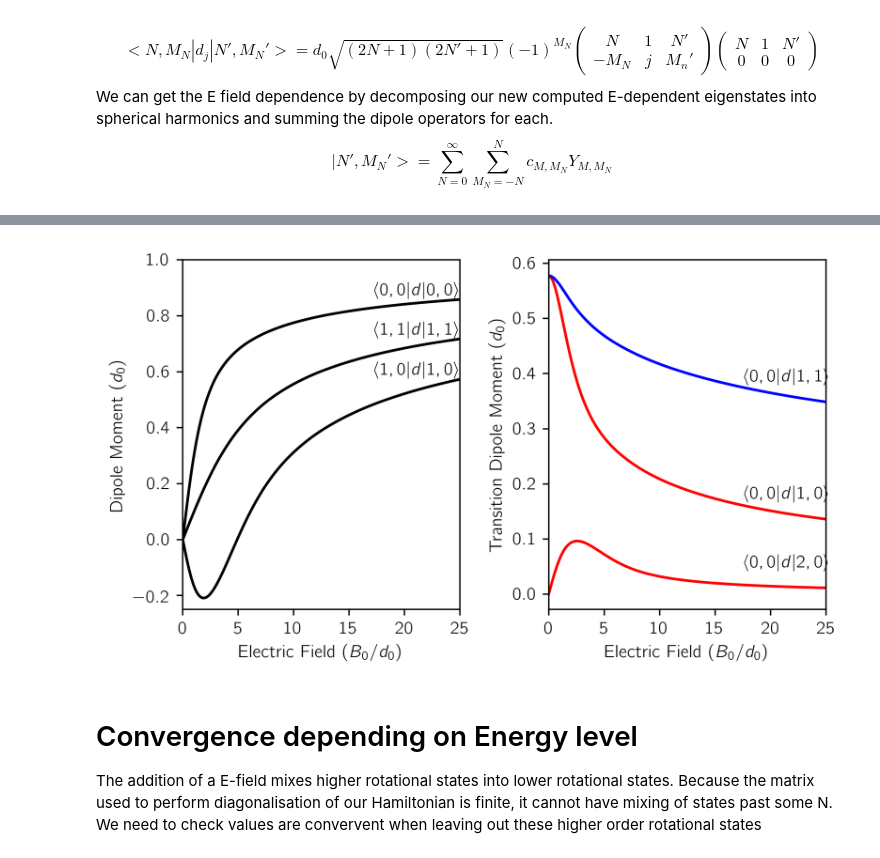
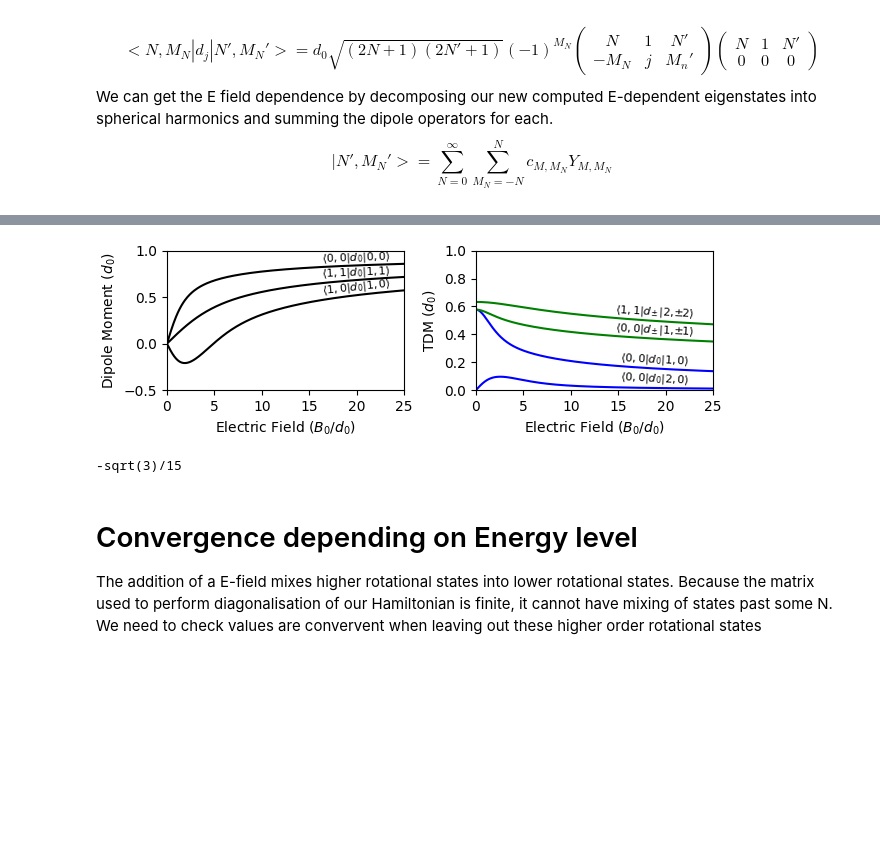
Before and after one commit to tomhepz/MolecularEnergyLevels, a Jupyter notebook: notebooks/raw-dc-stark.ipynb, the cells around one changed output, grey strips where cells are left out. Cells and saved outputs as stored; diff of their text form; code cells hidden in the pictures; blank space fills up the shorter version.

```diff
--- a/notebooks/raw-dc-stark.ipynb
+++ b/notebooks/raw-dc-stark.ipynb
@@ -14,14 +14,14 @@ import matplotlib.pyplot as plt
 from matplotlib.pyplot import cm
 import matplotlib.gridspec as gridspec
 from mpl_toolkits.mplot3d import Axes3D
-plt.rcParams["text.usetex"] = True
+# plt.rcParams["text.usetex"] = False
 plt.rcParams["figure.autolayout"] = True
-plt.rcParams['figure.figsize'] = (4, 3.5)
-plt.rcParams['figure.dpi'] = 200
+plt.rcParams['figure.figsize'] = (6.3, 2.5)
+# plt.rcParams['figure.dpi'] = 200
 
-plt.rc('text.latex', preamble=r'\usepackage[T1]{fontenc}\usepackage{cmbright}')
+# plt.rc('text.latex', preamble=r'\usepackage[T1]{fontenc}\usepackage{cmbright}')
 
-%matplotlib inline
+%matplotlib widget
 %config InlineBackend.figure_format = 'retina'
 # %% [markdown]
 # Define constants
@@ -385,5 +468,5 @@ print(dipole_operator)
 # %%
-fig, (ax_l,ax_r) = plt.subplots(1,2,figsize=(6,3.5),sharex=True)
+fig, (ax_l,ax_r) = plt.subplots(1,2,sharex=True,constrained_layout=True,figsize=(6.3,2))
 
 # Form dipole operator matrix
 """
@@ -412,42 +495,68 @@ mask = np.ones(STATE_COUNT,dtype=np.bool_)^np.eye(STATE_COUNT,dtype=np.bool_)
 
 moments_to_show = [(0,0,1,0),(0,0,1,1),(0,0,0,0),(1,1,1,1),(1,0,1,0),(0,0,2,0)]
 col = ['red','blue','black','black','black','red']
 i=0
 for N1,M1,N2,M2 in moments_to_show:
     ax.plot(E * (D_0 / B_0), dipole_moments[:,state_to_pos(N1,M1),state_to_pos(N2,M2)],color=col[i])
     i+=1
 
+placement = [(20,0.83,2),(20,0.49,6.3),(20,0.67,2.4),(20,0.10,12)]
+pi=0
 def plot_dm(N,M):
     dm = dipole_moments[:,state_to_pos(N,M),state_to_pos(N,M)]
     ax_l.plot(E * (D_0 / B_0), dm,color='k')
-    ax_l.text(E_MAX*10e4 * (D_0 / B_0),dm[E_STEPS-1],f'$\langle {N},{M}|d|{N},{M}\\rangle$',ha='right',va='bottom')
+    x,y,r = placement[pi]
+    ax_l.text(x,y,f'$\langle {N},{M}|d_0|{N},{M}\\rangle$',ha='center',va='bottom',rotation=r,size=8)
+
 
 plot_dm(0,0)
+pi+=1
 plot_dm(1,0)
+pi+=1
 plot_dm(1,1)
+# pi+=1
+# plot_dm(2,0)
 
-def plot_tdm(Na,Ma,Nb,Mb,c='k'):
+def plot_tdm(Na,Ma,Nb,Mb,c='k',sub='0'):
     tdm = dipole_moments[:,state_to_pos(Na,Ma),state_to_pos(Nb,Mb)]
     ax_r.plot(E * (D_0 / B_0), tdm,color=c)
-    ax_r.text(E_MAX*10e4*0.7 * (D_0 / B_0),tdm[E_STEPS-1]+0.03,f'$\langle {Na},{Ma}|d|{Nb},{Mb}\\rangle$',ha='left',va='bottom')
+    if Mb==0:
+        Mb_text = "0"
+    else:
+        Mb_text = fr"\!\!\pm\!\!{Mb}"
+    ax_r.text(E_MAX*10e4*0.75 * (D_0 / B_0),tdm[int(0.75*E_STEPS)],f'$\langle {Na},{Ma}|d_{{{sub}}}|{Nb},{Mb_text}\\rangle$',ha='center',va='bottom',rotation=-3,size=8)
 
-plot_tdm(0,0,1,0,'r')
-plot_tdm(0,0,1,1,'b')
-plot_tdm(0,0,2,0,'r')
+plot_tdm(0,0,1,0,'b')
+plot_tdm(0,0,1,1,'g',sub=r'\!\pm')
+# plot_tdm(0,0,2,0,'r')
+plot_tdm(0,0,2,0,'b')
+plot_tdm(1,1,2,2,'g',sub=r'\!\pm')
 
 ax_l.set_xlabel("Electric Field $(B_0/d_0)$")
 ax_r.set_xlabel("Electric Field $(B_0/d_0)$")
 
 ax_l.set_ylabel("Dipole Moment ($d_0$)")
-ax_r.set_ylabel("Transition Dipole Moment ($d_0$)")
+ax_r.set_ylabel("TDM ($d_0$)")
 
 ax_l.set_xlim(0, 25)
 
-ax_l.set_ylim(-0.25, 1.0)
+ax_l.set_ylim(-0.5, 1.0)
+
+ax_r.set_ylim(0,1)
 
 fig.savefig('../images/stark-dipole-moments.pdf')
 # %% [output]
-[figure, old version]
+[figure, new version]
+# %%
+P=1
+N1,M1=1,0
+N2,M2=2,-1
+
+
+
+print(wigner_3j(N1, 1, N2, -M1, P, M2) * wigner_3j(N1, 1, N2, 0, 0, 0))
+# %% [output]
+-sqrt(3)/15
 # %% [markdown]
 # Convergence depending on Energy level
 The addition of a E-field mixes higher rotational states into lower rotational states. Because the matrix used to perform diagonalisation of our Hamiltonian is finite, it cannot have mixing of states past some N. We need to check values are convervent when leaving out these higher order rotational states
```
Also changed, not shown: parts of 8 cells of this notebook, 34 other files.
